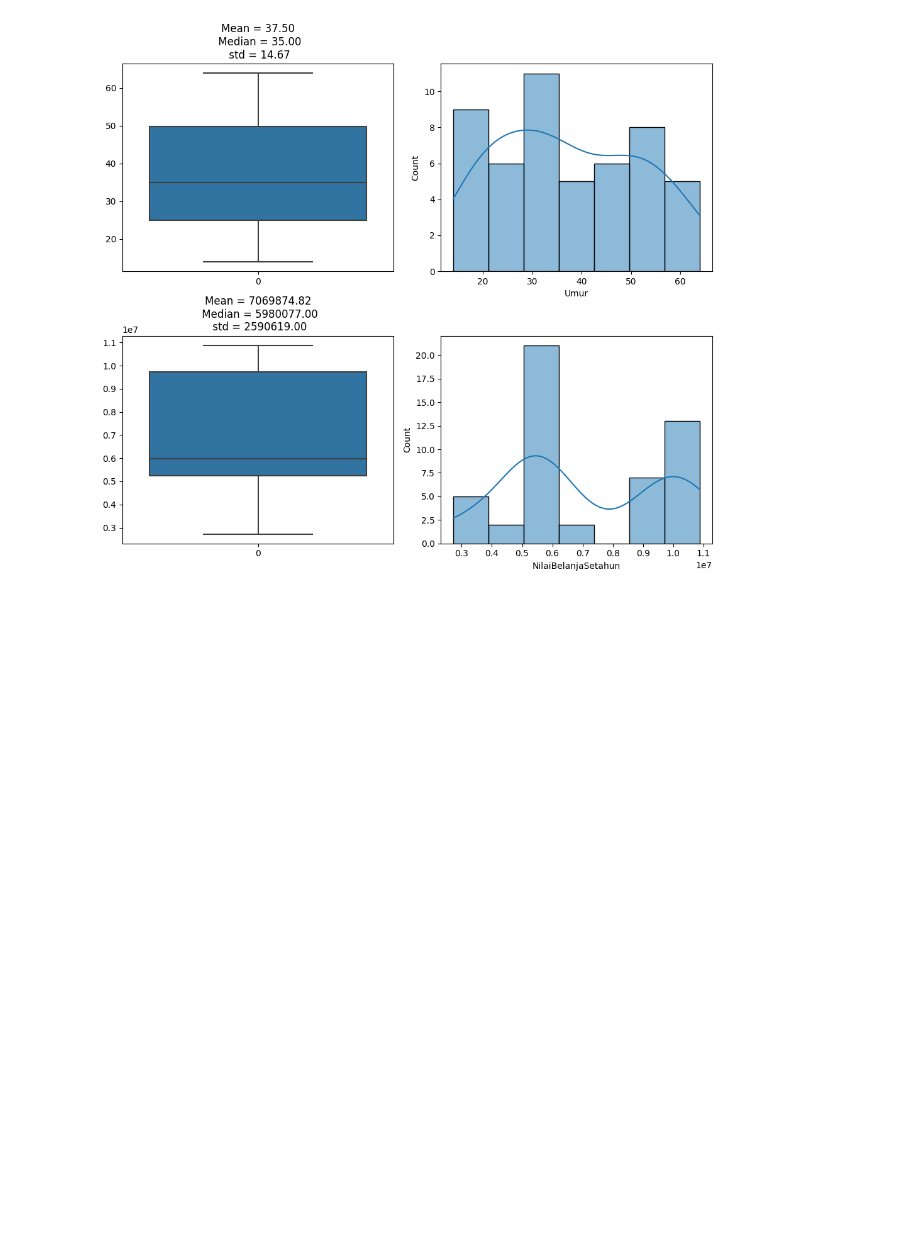
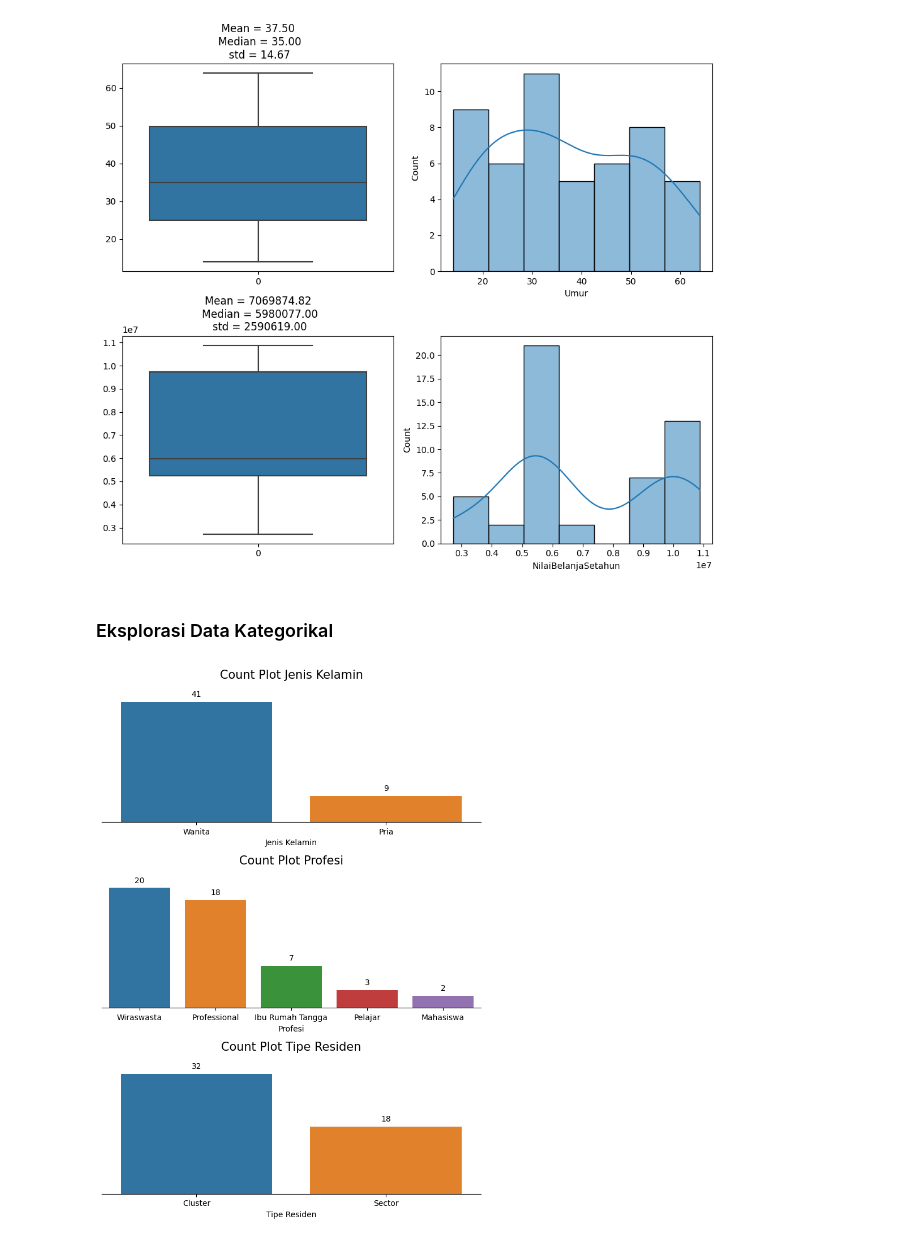
Before and after one commit to UsepSyaikalArifin/Data-Science-Projects, a Jupyter notebook: Data Science in Marketing - Customer Segmentation with Python/main.ipynb, the cells around one changed output. Saved outputs shown, nothing was run; the diff lists cells and outputs as text; code cells hidden in the pictures; blank space fills up the shorter version.

Commit message:
Eksplorasi Categorical Data

```diff
--- a/Data Science in Marketing - Customer Segmentation with Python/main.ipynb
+++ b/Data Science in Marketing - Customer Segmentation with Python/main.ipynb
@@ -67,3 +67,37 @@ numerik_columns = df.select_dtypes(include=["number"]).columns.to_list()
 obeservasi_num(numerik_columns)
 # %% [output]
 [figure]
+# %% [markdown]
+### Eksplorasi Data Kategorikal
+# %%
+# Menyiapkan Kolom Kategorikal
+categorical_columns = df.select_dtypes(exclude=["number"]).columns.to_list()
+categorical_columns = [element for element in categorical_columns if element not in ['Customer_ID', 'Nama Pelanggan']]
+
+# Membuat Canvas
+fig, axs = plt.subplots(3, 1, figsize=(7, 10))
+
+# Membuat Plot Untuk Setiap Categorical Column
+for i, col in enumerate(categorical_columns):
+    # Membuat Plot
+    sns.countplot(data = df,x=col, order = df[col].value_counts().index, ax = axs[i])
+    axs[i].set_title("Count Plot %s\n"%(col), fontsize=15)
+    # Memberikan Anotasi
+    for p in axs[i].patches:
+        axs[i].annotate(
+            format(p.get_height(), ".0f"),
+            xy = (p.get_x() + p.get_width()/2, p.get_height()),
+            ha="center",
+            va="center",
+            xytext = (0, 10),
+            textcoords = "offset points"
+        )
+    # Setting Plot
+    sns.despine(right=True, top=True, left=True)
+    axs[i].axes.yaxis.set_visible(False)
+    plt.tight_layout()
+
+# Tampilkan Plot
+plt.show()
+# %% [output]
+[figure, added]
```
